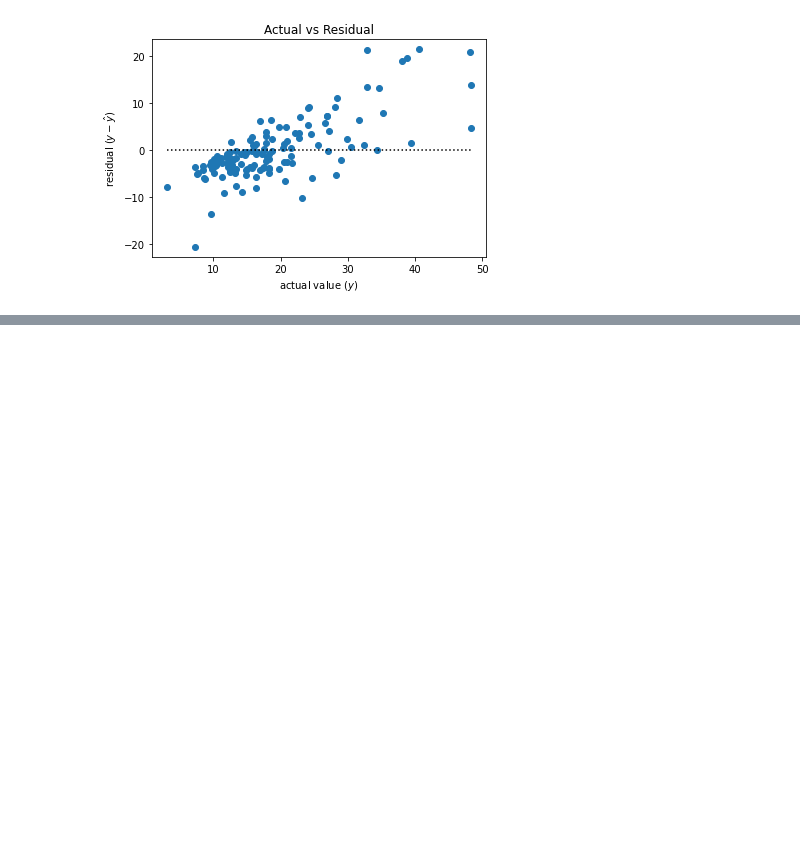
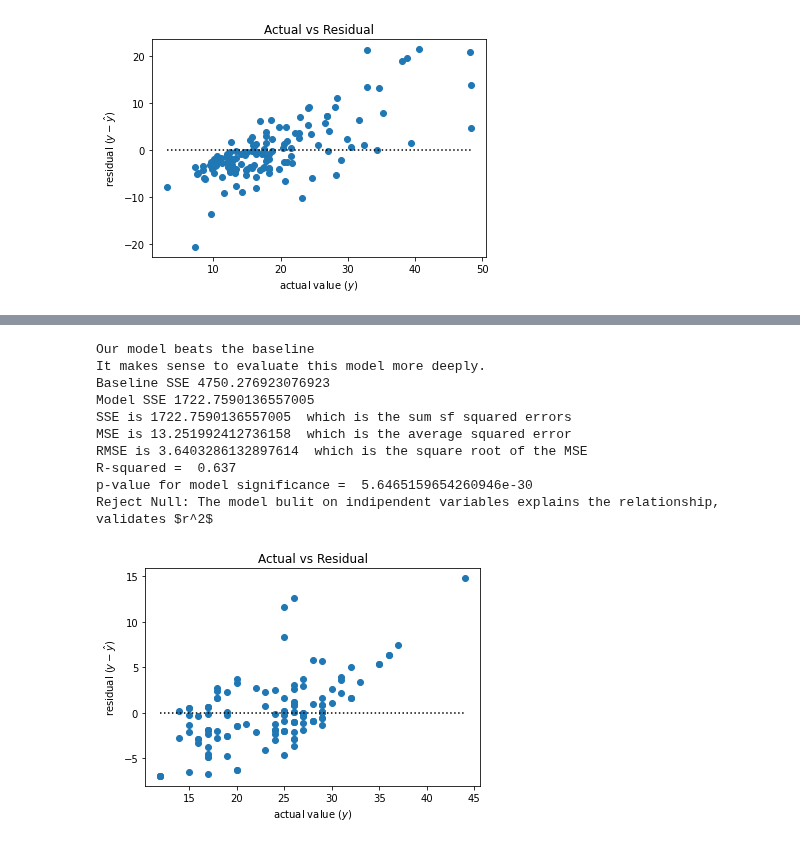
Before and after one commit to CSolitaire/regression-exercises, a Jupyter notebook: evaluate.ipynb, the cells around one changed output, grey strips where cells are left out. Saved outputs shown, nothing was run; the diff lists cells and outputs as text; code cells hidden in the pictures; blank space fills up the shorter version.

```diff
--- a/evaluate.ipynb
+++ b/evaluate.ipynb
@@ -483,0 +567,18 @@ Reject Null: The model bulit on indipendent variables explains the relationship,
+# %%
+# model the predicts mpg(target/dependent) based on displacement(independent)
+# def linear_model(linear_model, target, feature)
+#               (target~feature)
+
+linear_model(ols('hwy ~ displ', train).fit(), train.hwy, train.displ)
+# %% [output]
+Our model beats the baseline
+It makes sense to evaluate this model more deeply.
+Baseline SSE 4750.276923076923
+Model SSE 1722.7590136557005
+SSE is 1722.7590136557005  which is the sum sf squared errors
+MSE is 13.251992412736158  which is the average squared error
+RMSE is 3.6403286132897614  which is the square root of the MSE
+R-squared =  0.637
+p-value for model significance =  5.6465159654260946e-30
+Reject Null: The model bulit on indipendent variables explains the relationship, validates $r^2$
+[figure, added]
```
Also changed, not shown: parts of 15 cells of this notebook.
